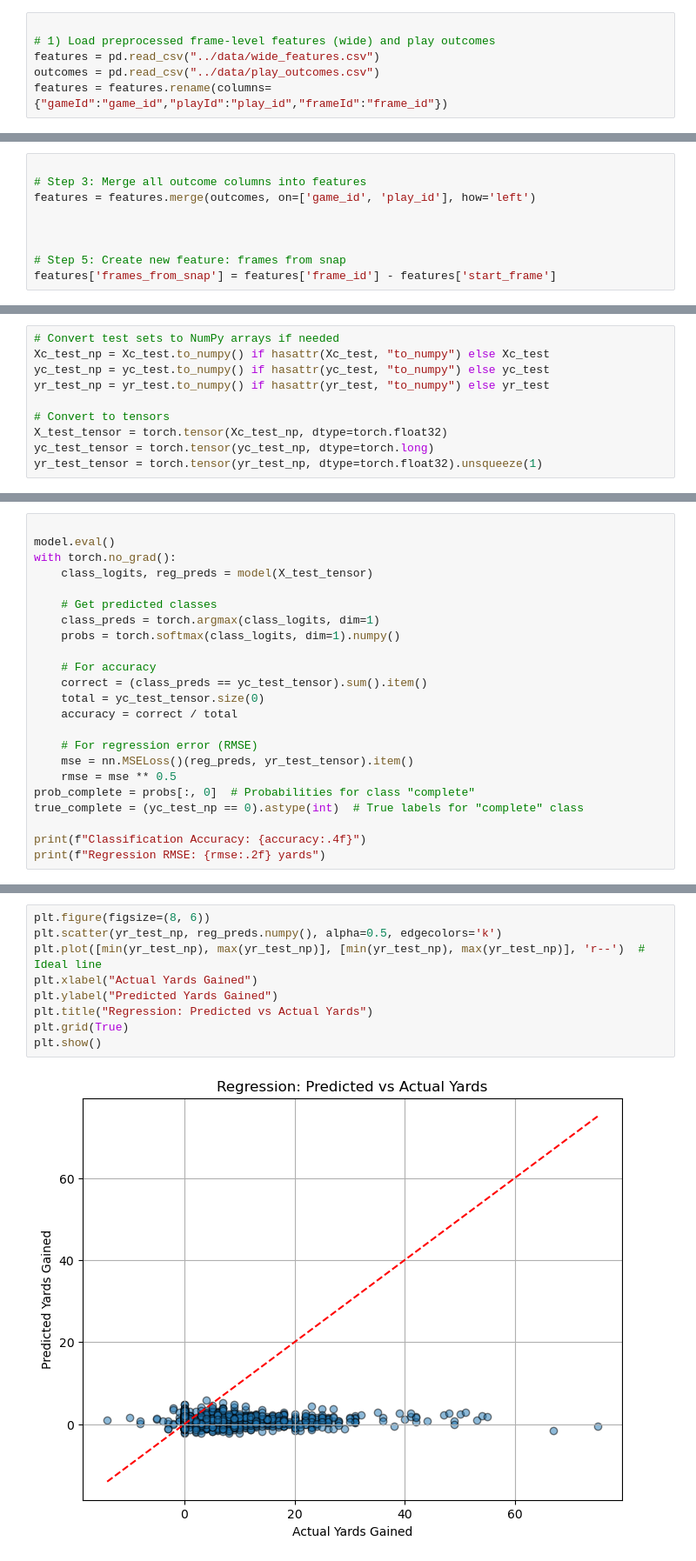
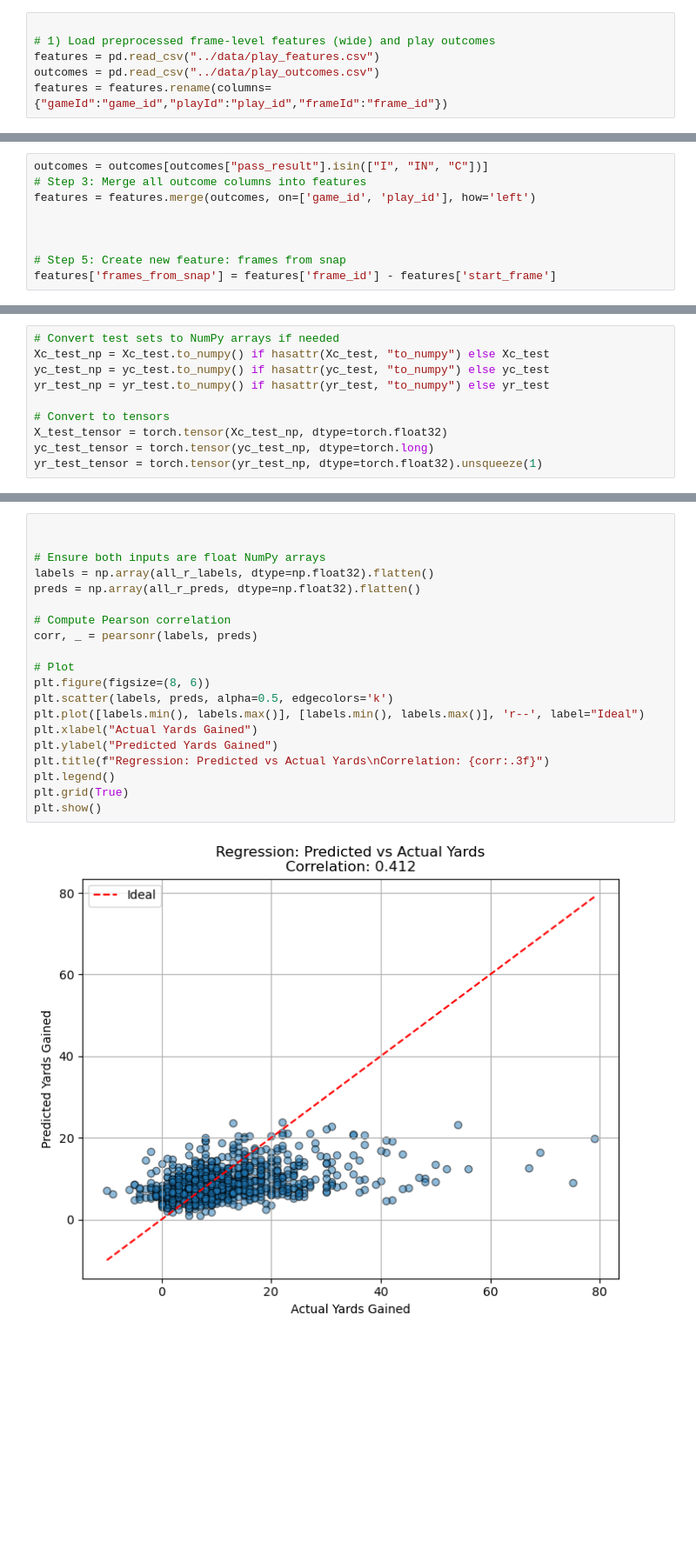
Before and after one commit to jesse279/NFL_passing, a Jupyter notebook: src/passing_model.ipynb, the cells around one changed output, grey strips where cells are left out. Shown at 87% size. Cells and saved outputs as stored; diff of their text form; blank space fills up the shorter version.

```diff
--- a/src/passing_model.ipynb
+++ b/src/passing_model.ipynb
@@ -8,6 +18,6 @@ from sklearn.metrics import classification_report, mean_squared_error
 # %%
 
 # 1) Load preprocessed frame‐level features (wide) and play outcomes
-features = pd.read_csv("../data/wide_features.csv")
+features = pd.read_csv("../data/play_features.csv")
 outcomes = pd.read_csv("../data/play_outcomes.csv")
 features = features.rename(columns={"gameId":"game_id","playId":"play_id","frameId":"frame_id"})
@@ -128,7 +192,7 @@ outcomes
 # else:
 #     print("All frames in features are within the start and end frames of their respective plays.")
 # %%
-
+outcomes = outcomes[outcomes["pass_result"].isin(["I", "IN", "C"])]
 # Step 3: Merge all outcome columns into features
 features = features.merge(outcomes, on=['game_id', 'play_id'], how='left')
 
@@ -413,23 +554,0 @@ yr_test_tensor = torch.tensor(yr_test_np, dtype=torch.float32).unsqueeze(1)
-# %%
-
-model.eval()
-with torch.no_grad():
-    class_logits, reg_preds = model(X_test_tensor)
-
-    # Get predicted classes
-    class_preds = torch.argmax(class_logits, dim=1)
-    probs = torch.softmax(class_logits, dim=1).numpy()
-
-    # For accuracy
-    correct = (class_preds == yc_test_tensor).sum().item()
-    total = yc_test_tensor.size(0)
-    accuracy = correct / total
-
-    # For regression error (RMSE)
-    mse = nn.MSELoss()(reg_preds, yr_test_tensor).item()
-    rmse = mse ** 0.5
-prob_complete = probs[:, 0]  # Probabilities for class "complete"
-true_complete = (yc_test_np == 0).astype(int)  # True labels for "complete" class
-
-print(f"Classification Accuracy: {accuracy:.4f}")
-print(f"Regression RMSE: {rmse:.2f} yards")
@@ -483,11 +675,22 @@ plt.show()
 # %%
+
+
+# Ensure both inputs are float NumPy arrays
+labels = np.array(all_r_labels, dtype=np.float32).flatten()
+preds = np.array(all_r_preds, dtype=np.float32).flatten()
+
+# Compute Pearson correlation
+corr, _ = pearsonr(labels, preds)
+
+# Plot
 plt.figure(figsize=(8, 6))
-plt.scatter(yr_test_np, reg_preds.numpy(), alpha=0.5, edgecolors='k')
-plt.plot([min(yr_test_np), max(yr_test_np)], [min(yr_test_np), max(yr_test_np)], 'r--')  # Ideal line
+plt.scatter(labels, preds, alpha=0.5, edgecolors='k')
+plt.plot([labels.min(), labels.max()], [labels.min(), labels.max()], 'r--', label="Ideal")
 plt.xlabel("Actual Yards Gained")
 plt.ylabel("Predicted Yards Gained")
-plt.title("Regression: Predicted vs Actual Yards")
+plt.title(f"Regression: Predicted vs Actual Yards\nCorrelation: {corr:.3f}")
+plt.legend()
 plt.grid(True)
 plt.show()
 # %% [output]
-[figure, old version]
+[figure, new version]
```
Also changed, not shown: parts of 44 cells of this notebook, 5 other files.
